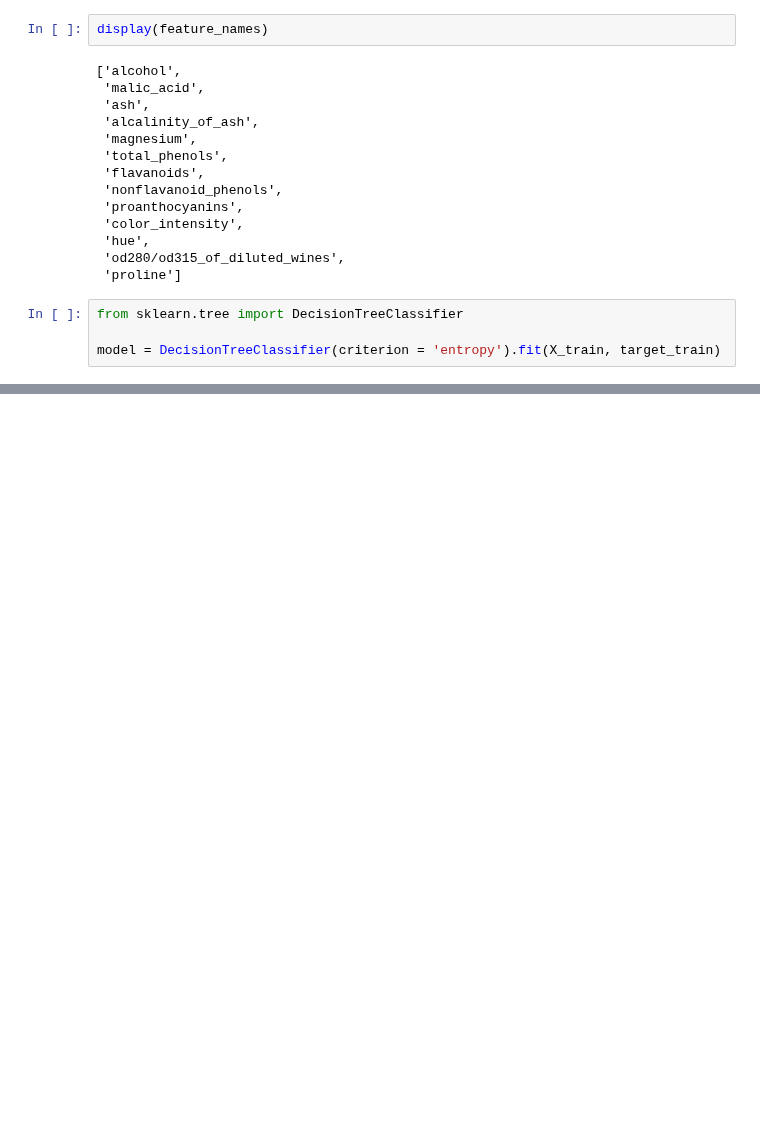
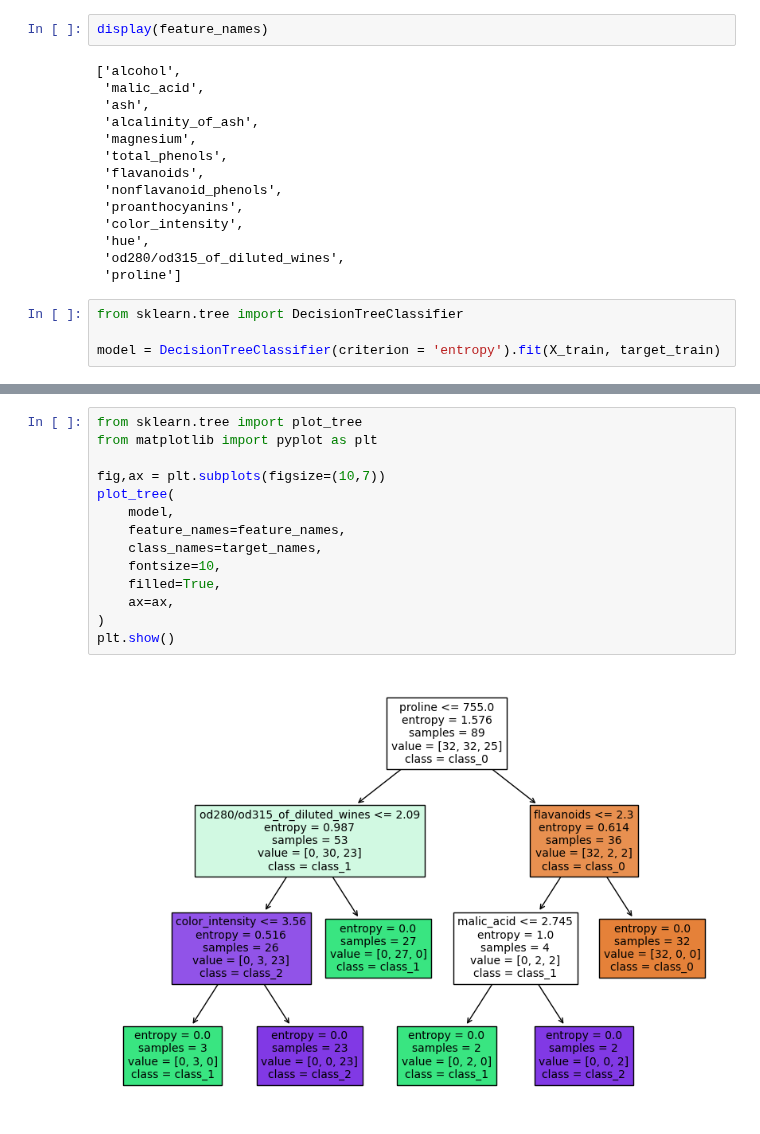
Before and after one commit to mechanoid5/ml_lectorium_2024_I, a Jupyter notebook: examples/11-logic/02-dtree-lib.ipynb, the cells around one changed output, grey strips where cells are left out. Drawn from its saved outputs; the diff is of its cells as text; blank space fills up the shorter version.

```diff
--- a/examples/11-logic/02-dtree-lib.ipynb
+++ b/examples/11-logic/02-dtree-lib.ipynb
@@ -78,4 +78,20 @@ print( classification_report(target_train, model.predict(X_train) ) )
     accuracy                           1.00        89
    macro avg       1.00      1.00      1.00        89
 weighted avg       1.00      1.00      1.00        89
+# %%
+from sklearn.tree import plot_tree
+from matplotlib import pyplot as plt
+
+fig,ax = plt.subplots(figsize=(10,7))
+plot_tree(
+    model,
+    feature_names=feature_names,
+    class_names=target_names,
+    fontsize=10,
+    filled=True,
+    ax=ax,
+)
+plt.show()
+# %% [output]
+[figure, added]
 # %%
```
Also changed, not shown: parts of 4 cells of this notebook, 3 other files.
